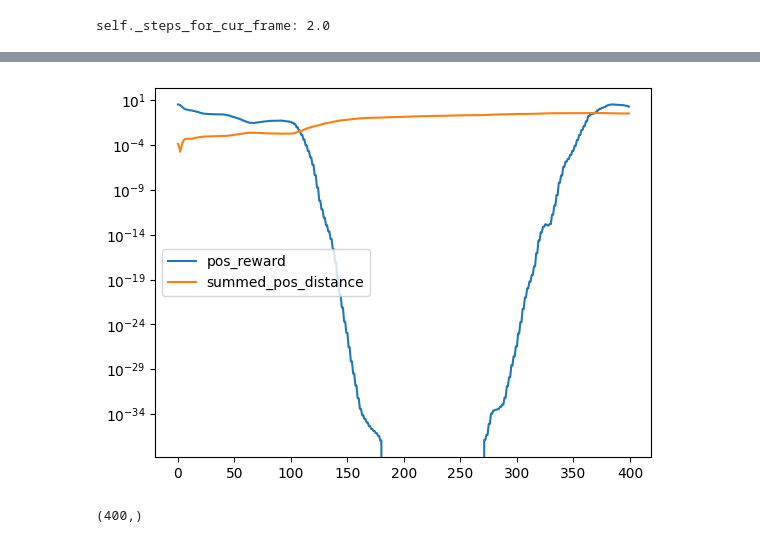
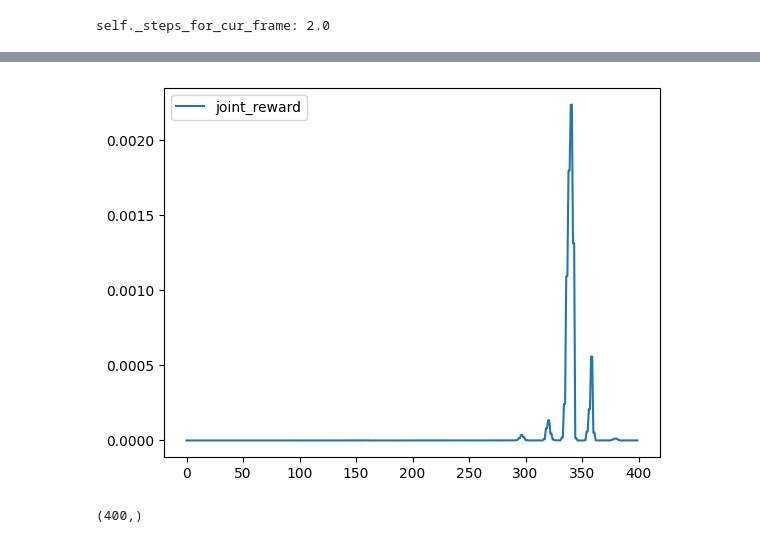
Before and after one commit to charles-zhng/Brax-Rodent-Run, a Jupyter notebook: env_testing.ipynb, the cells around one changed output, grey strips where cells are left out. Cells and saved outputs as stored; diff of their text form; code cells hidden in the pictures.

```diff
--- a/env_testing.ipynb
+++ b/env_testing.ipynb
@@ -51,20 +74,22 @@ The autoreload extension is already loaded. To reload it, use:
 # %%
 # instantiate the environment
-env_name = config["env_name"]
 env = envs.get_environment(
-    env_name,
-    track_pos=reference_clip.position,
-    track_quat=reference_clip.quaternion,
+    config["env_name"],
+    reference_clip=reference_clip,
     torque_actuators=config["torque_actuators"],
-    terminate_when_unhealthy=config["terminate_when_unhealthy"],
     solver=config["solver"],
     iterations=config["iterations"],
     ls_iterations=config["ls_iterations"],
     too_far_dist=config["too_far_dist"],
+    bad_pose_dist=config["bad_pose_dist"],
+    bad_quat_dist=config["bad_quat_dist"],
     ctrl_cost_weight=config["ctrl_cost_weight"],
     pos_reward_weight=config["pos_reward_weight"],
     quat_reward_weight=config["quat_reward_weight"],
-    healthy_reward=config["healthy_reward"],
+    joint_reward_weight=config["joint_reward_weight"],
+    angvel_reward_weight=config["angvel_reward_weight"],
+    bodypos_reward_weight=config["bodypos_reward_weight"],
+    endeff_reward_weight=config["endeff_reward_weight"],
     healthy_z_range=config["healthy_z_range"],
     physics_steps_per_control_step=config["physics_steps_per_control_step"],
 )
@@ -77,14 +98,15 @@ env.sys.nq
 # %%
 import custom_wrappers
 # Wrap the env in the brax autoreset and episode wrappers
-# rollout_env = envs.training.AutoResetWrapper(env)
-rollout_env = custom_wrappers.AutoResetWrapperTracking(
-    custom_wrappers.RenderRolloutWrapperTracking(env)
-)
+rollout_env =  custom_wrappers.RenderRolloutWrapperTracking(env)
+# rollout_env = custom_wrappers.AutoResetWrapperTracking(
+#     custom_wrappers.RenderRolloutWrapperTracking(env)
+# )
 # define the jit reset/step functions
 jit_reset = jax.jit(rollout_env.reset)
 jit_step = jax.jit(rollout_env.step)
+key = jax.random.PRNGKey(0)
 # %%
-key = jax.random.PRNGKey(0)
+_, key = jax.random.split(key)
 state = jit_reset(key)
 # %%
@@ -133,13 +207,13 @@ for i, (r, d) in enumerate(zip([state.metrics["pos_reward"] for state in rollout
 399 1.7443712 0.29633787
 # %%
 
-plt.plot([state.metrics["pos_reward"] for state in rollout], label="pos_reward")
-plt.plot([state.info["summed_pos_distance"] for state in rollout], label="summed_pos_distance")
-plt.yscale('log')
+plt.plot([state.info["joint_distance"] for state in rollout], label="joint_reward")
+# plt.plot([state.info["summed_pos_distance"] for state in rollout], label="summed_pos_distance")
+# plt.yscale('log')
 plt.legend()
 plt.show()
 # %% [output]
-[figure, old version]
+[figure, new version]
 # %%
 np.array([state.done for state in rollout]).shape
 # %% [output]
```
Also changed, not shown: parts of 13 cells of this notebook, 6 other files.
